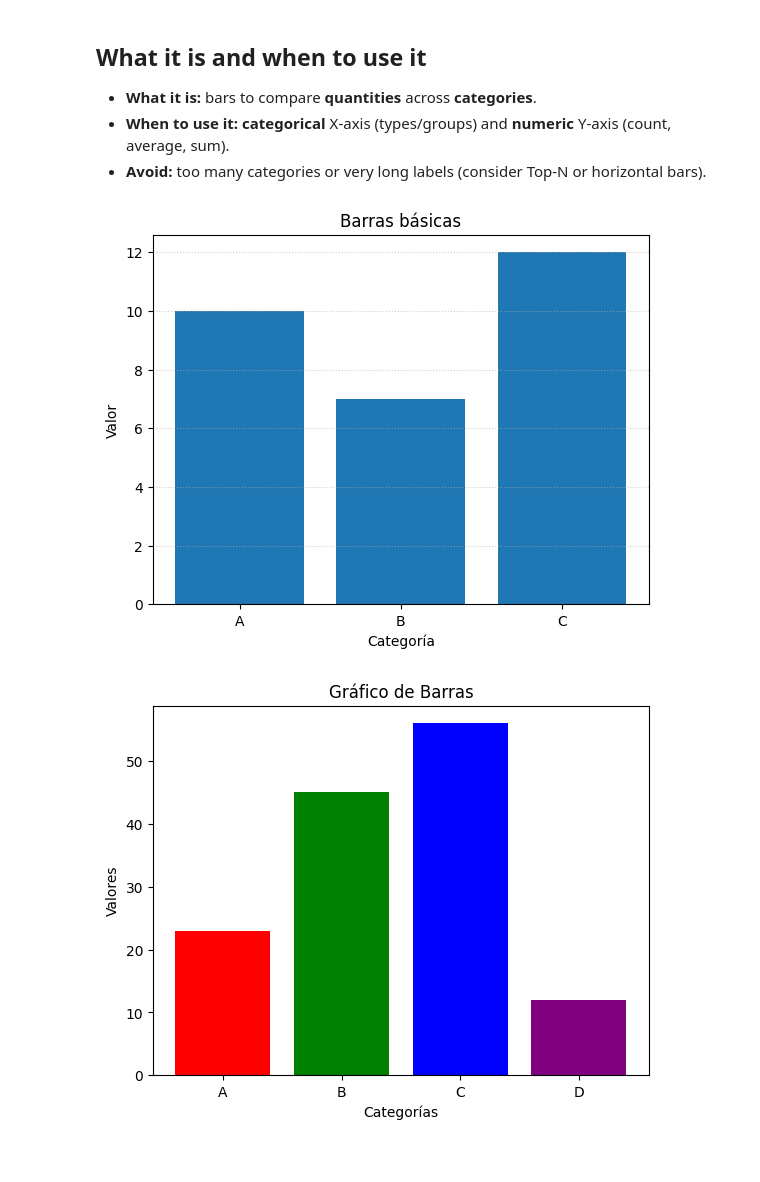
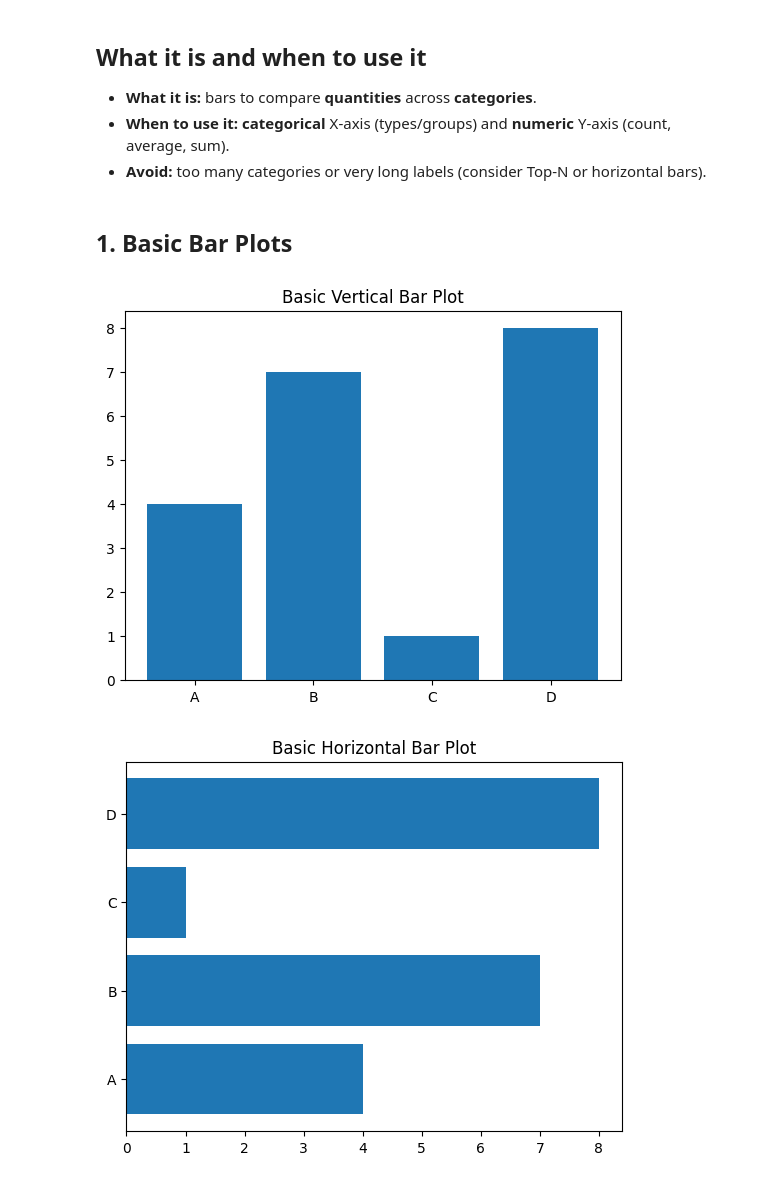
Before and after one commit to JoshTVR/Matplotlib-From-Zero-To-Hero, a Jupyter notebook: Scripts/En/02-Bar-Plots.ipynb, the cells around one changed output. Drawn from its saved outputs; the diff is of its cells as text; code cells hidden in the pictures.

```diff
--- a/Scripts/En/02-Bar-Plots.ipynb
+++ b/Scripts/En/02-Bar-Plots.ipynb
@@ -12,32 +12,25 @@ The `plt.bar()` function is used for vertical bar plots, and `plt.barh()` for ho
 * **Avoid:** too many categories or very long labels (consider Top-N or horizontal bars).
 # %%
 import matplotlib.pyplot as plt
-# %%
-import matplotlib.pyplot as plt
-
-categorias = ["A", "B", "C"]
-valores = [10, 7, 12]
-
-plt.bar(categorias, valores)   # vertical por defecto
-plt.title("Barras básicas")
-plt.xlabel("Categoría")
-plt.ylabel("Valor")
-plt.grid(axis='y', linestyle=':', alpha=0.6)  # rejilla solo en Y
-plt.show()
-# %% [output]
-[figure, removed]
-# %%
-# Datos de ejemplo
-categorias = ["A", "B", "C", "D"]
-valores = [23, 45, 56, 12]
-
-colores = ["red", "green", "blue", "purple"]
-
-# Crear un gráfico de barras
-plt.bar(categorias, valores, color=colores)
-plt.title("Gráfico de Barras")
-plt.xlabel("Categorías")
-plt.ylabel("Valores")
-plt.show()
-# %% [output]
-[figure, removed]
+# %% [markdown]
+## 1. Basic Bar Plots
+# %%
+
+import matplotlib.pyplot as plt
+
+# Data
+categories = ['A', 'B', 'C', 'D']
+values = [4, 7, 1, 8]
+
+# Vertical bar plot
+plt.bar(categories, values)
+plt.title("Basic Vertical Bar Plot")
+plt.show()
+
+# Horizontal bar plot
+plt.barh(categories, values)
+plt.title("Basic Horizontal Bar Plot")
+plt.show()
+# %% [output]
+[figure, added]
+[figure, added]
```
Also changed, not shown: parts of 30 cells of this notebook.
